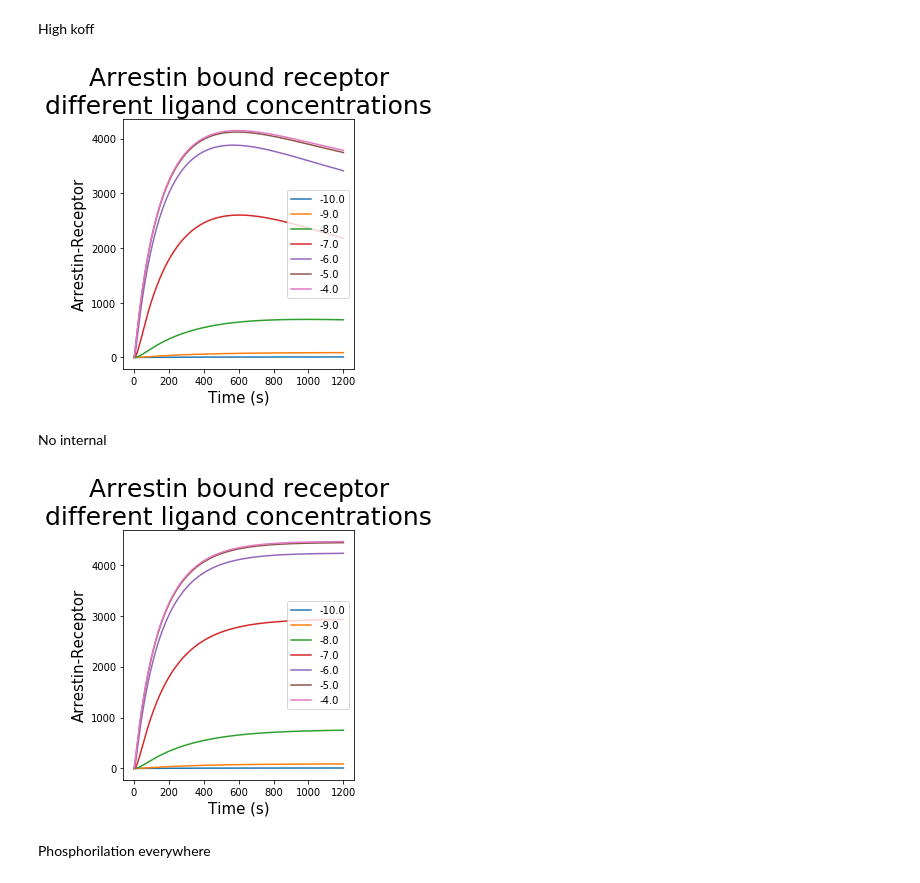
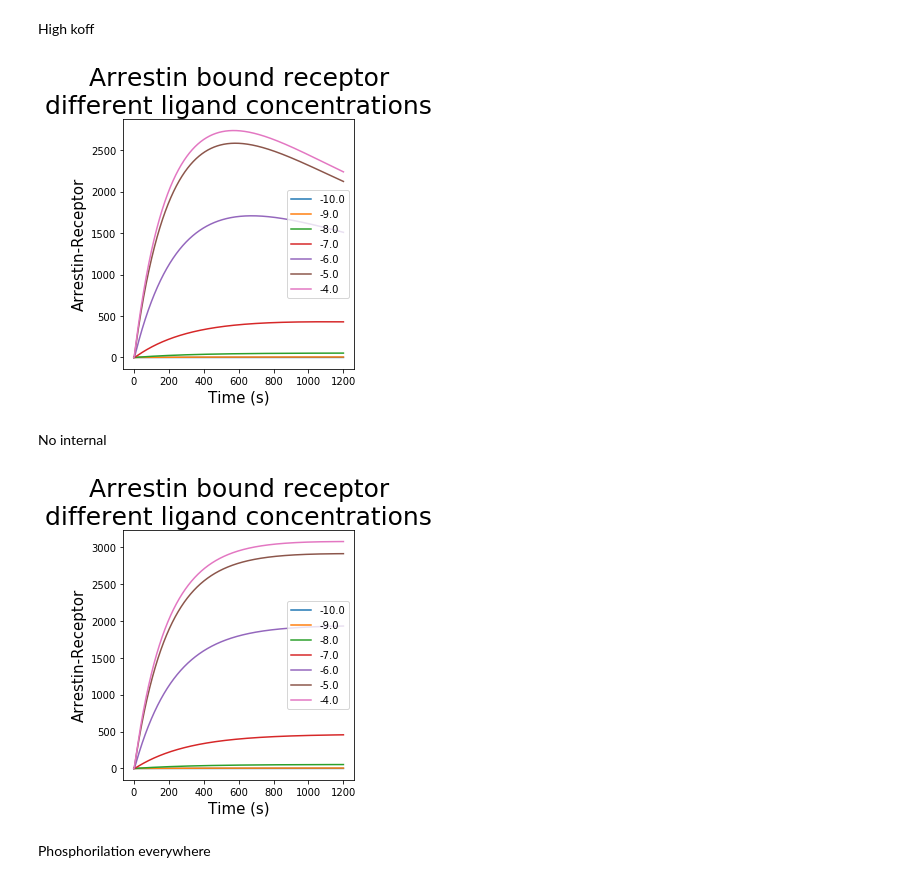
Before and after one commit to bence-szalai/gpcr-signaling-simulation, a Jupyter notebook: notebooks/final_check.ipynb, the cells around one changed output. Saved outputs shown, nothing was run; the diff lists cells and outputs as text; code cells hidden in the pictures.

```diff
--- a/notebooks/final_check.ipynb
+++ b/notebooks/final_check.ipynb
@@ -33,7 +37,7 @@ molecules_dict['Ligand'] = [1, 3] #ligand cc in uM, from Figure 1
 ligands = 10**np.arange(-4, 1.5, 1) #from 100 pM to 10 uM
 for ligand in ligands:
     model=VecModel(0.1)
-    model.read('../models/toth_szalai_modified.txt')
+    model.read('../model/toth_szalai_modified.txt')
     model.change_ccs(molecules_dict['Ligand'], ligand)
     model.simulate(1200)
     model.plot(molecules_dict['Arrestin-Receptor'])
@@ -53,7 +57,7 @@ constant_dict = {'Receptor-Ligand kon' : [1, 5, 9, 13, 17, 21, 51, 55]}
 ligands = 10**np.arange(-4, 2.5, 1) #from 100 pM to 10 uM
 for ligand in ligands:
     model=VecModel(0.1)
-    model.read('../models/toth_szalai_modified.txt')
+    model.read('../model/toth_szalai_modified.txt')
     model.change_constant(constant_dict['Receptor-Ligand kon'], 0.03)
     model.change_ccs(molecules_dict['Ligand'], ligand)
     model.simulate(1200)
@@ -76,8 +80,8 @@ constant_dict['Receptor-Ligand koff'] = [2, 6, 10, 14, 18, 22, 4, 8, 12, 16, 20,
 ligands = 10**np.arange(-4, 2.5, 1) #from 100 pM to 10 uM
 for ligand in ligands:
     model=VecModel(0.1)
-    model.read('../models/toth_szalai_modified.txt')
-    model.change_constant(constant_dict['Receptor-Ligand koff'], 0.03)
+    model.read('../model/toth_szalai_modified.txt')
+    model.change_constant(constant_dict['Receptor-Ligand koff'], 0.3)
 
     model.change_ccs(molecules_dict['Ligand'], ligand)
     model.simulate(1200)
@@ -88,26 +92,26 @@ plt.ylabel('Arrestin-Receptor', size=15)
 plt.title('Arrestin bound receptor\ndifferent ligand concentrations', size=25)
 plt.tight_layout()
 # %% [output]
-[figure, old version]
+[figure, new version]
 # %% [markdown]
 No internal
 # %%
 constant_dict['internal'] = [38, 39, 40]
 for ligand in ligands:
     model=VecModel(0.1)
-    model.read('../models/toth_szalai_modified.txt')
-    model.change_constant(constant_dict['Receptor-Ligand koff'], 0.03)
-    model.change_constant(constant_dict['internal'], 0.0)
+    model.read('../model/toth_szalai_modified.txt')
+    model.change_constant(constant_dict['Receptor-Ligand koff'], 0.3)
+    model.change_constant(constant_dict['internal'], 0.0037*0.01)
     model.change_ccs(molecules_dict['Ligand'], ligand)
     model.simulate(1200)
     model.plot(molecules_dict['Arrestin-Receptor'])
 plt.legend(np.log10(ligands)-6) #concentration in M
 plt.xlabel('Time (s)', size=15)
 plt.ylabel('Arrestin-Receptor', size=15)
 plt.title('Arrestin bound receptor\ndifferent ligand concentrations', size=25)
 plt.tight_layout()
 # %% [output]
-[figure, old version]
+[figure, new version]
 # %% [markdown]
 Phosphorilation everywhere
 # %%
```
Also changed, not shown: parts of 2 cells of this notebook, 4 other files.
